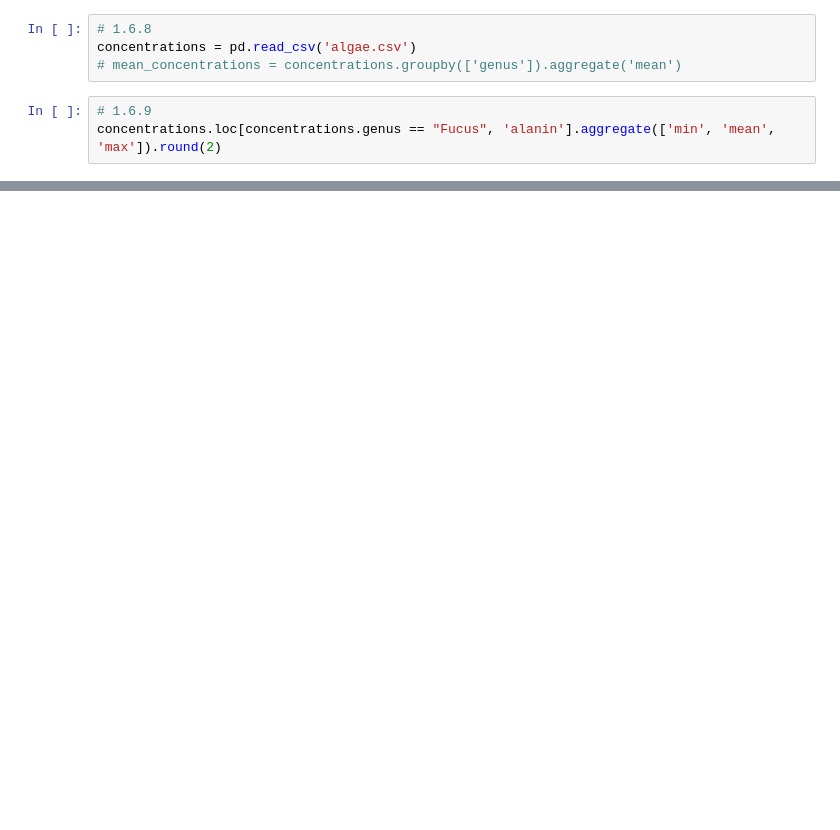
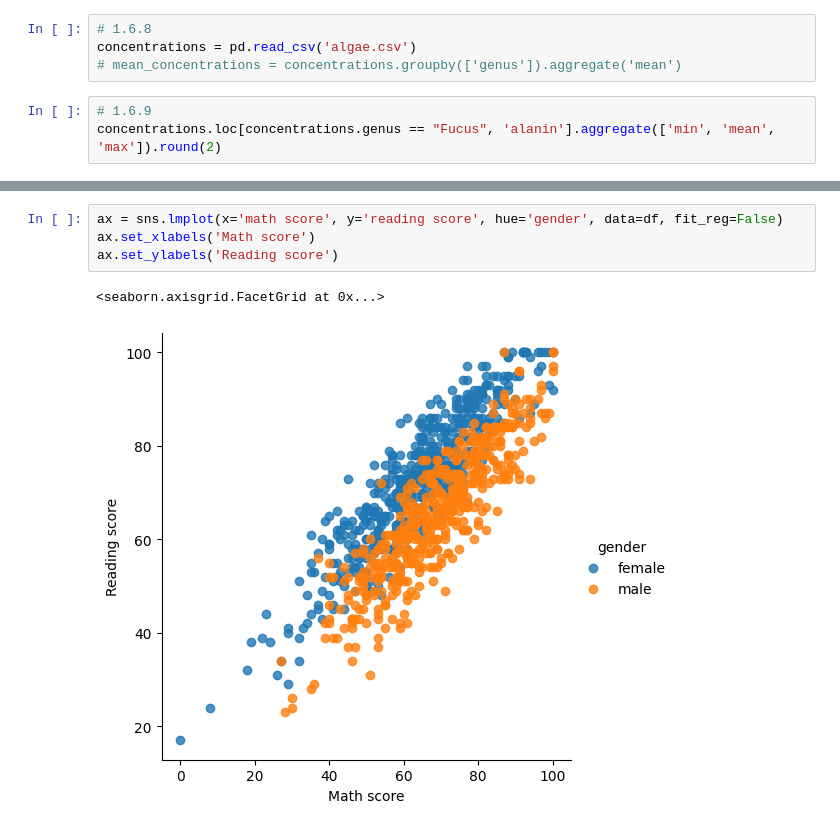
Before and after one commit to SArsenii/ALearningRecord, a Jupyter notebook: IDS/Week 1/1.ipynb, the cells around one changed output, grey strips where cells are left out. Cells and saved outputs as stored; diff of their text form; blank space fills up the shorter version.

```diff
--- a/IDS/Week 1/1.ipynb
+++ b/IDS/Week 1/1.ipynb
@@ -64,0 +67,7 @@ dtype: float64
+# %%
+ax = sns.lmplot(x='math score', y='reading score', hue='gender', data=df, fit_reg=False)
+ax.set_xlabels('Math score')
+ax.set_ylabels('Reading score')
+# %% [output]
+<seaborn.axisgrid.FacetGrid at 0x...>
+[figure, added]
```
Also changed, not shown: parts of 20 cells of this notebook, 6 other files.
